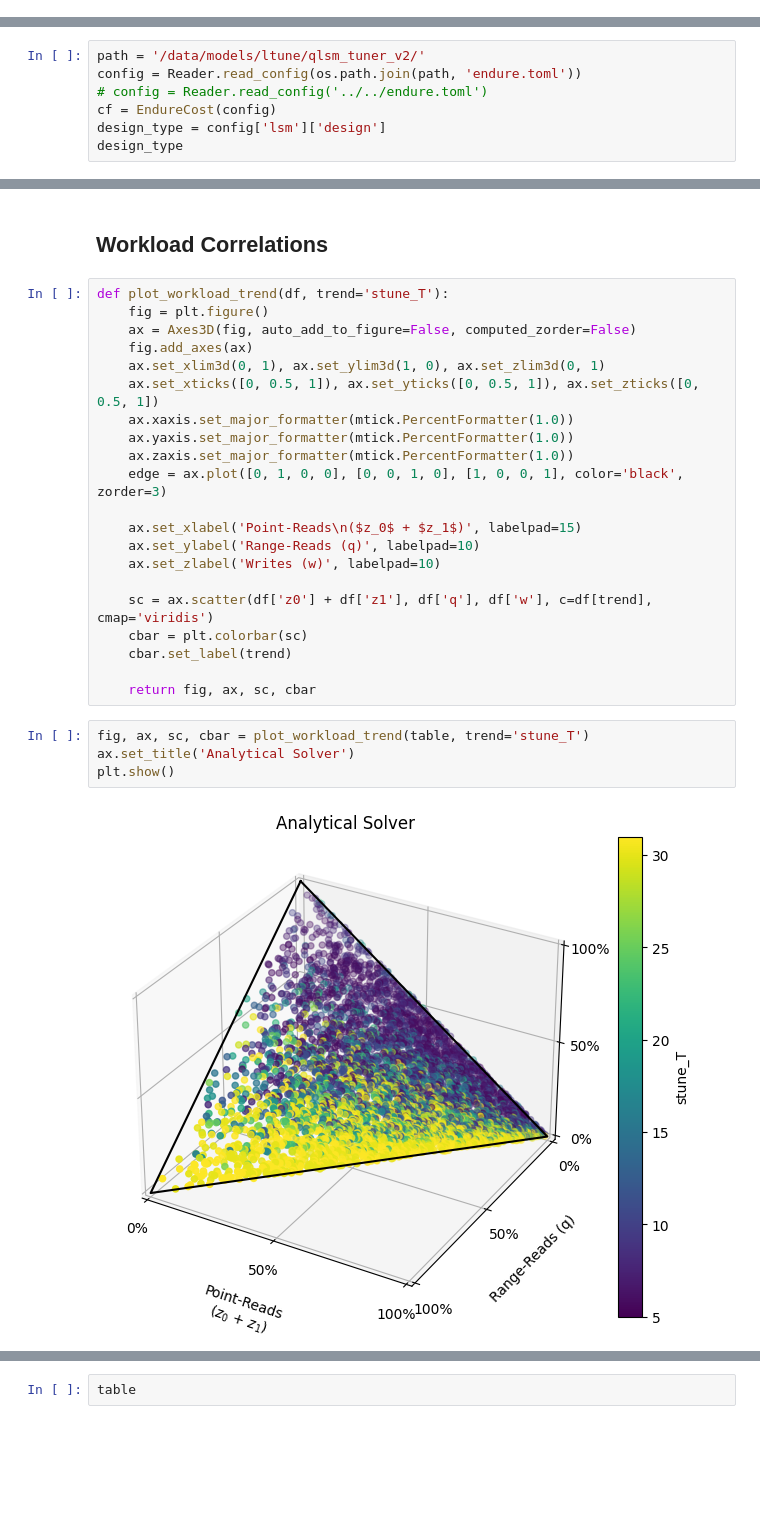
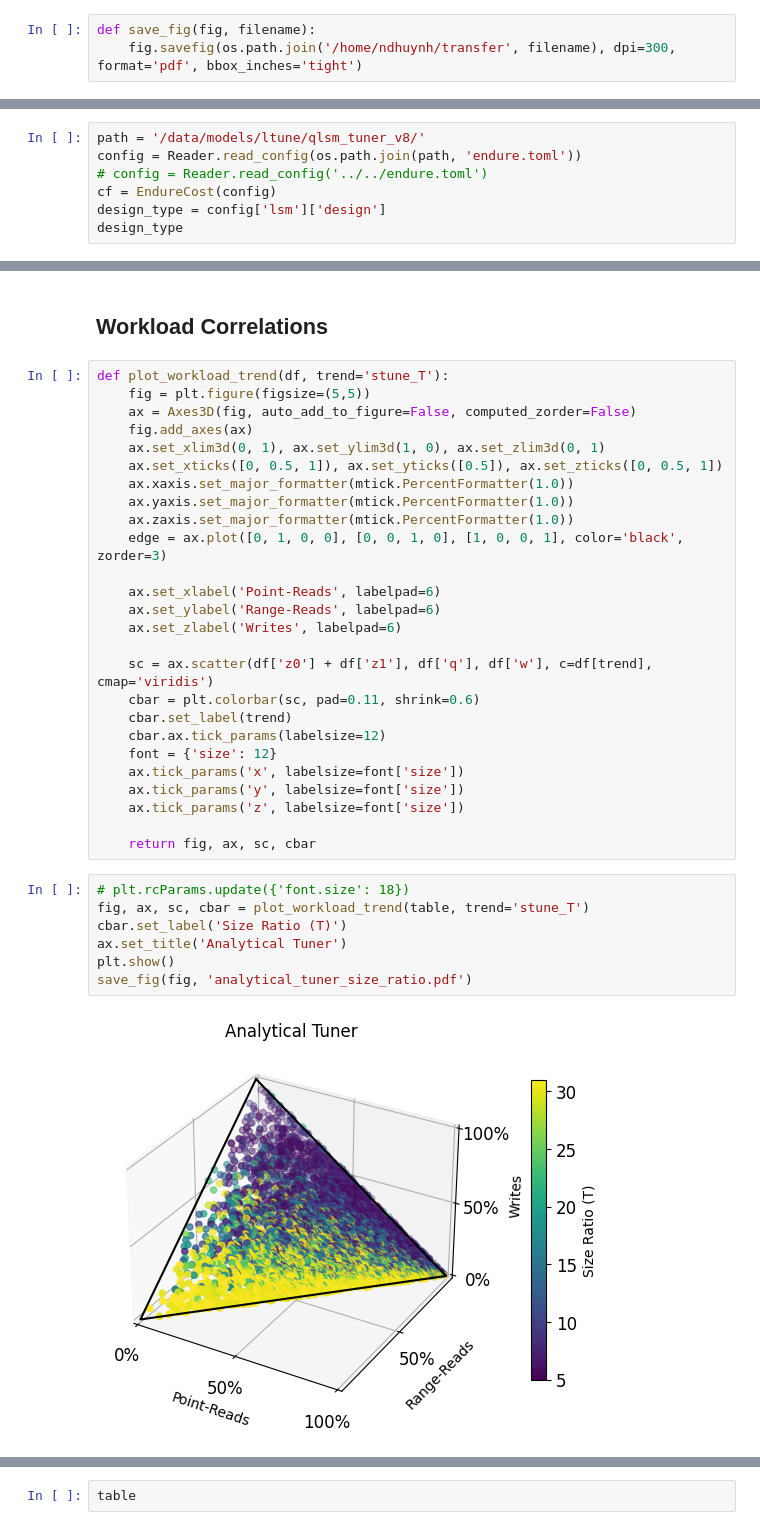
Before and after one commit to ephoris/endure-jupyter, a Jupyter notebook: experiments/01_ltune_eval.ipynb, the cells around one changed output, grey strips where cells are left out. Saved outputs shown, nothing was run; the diff lists cells and outputs as text; blank space fills up the shorter version.

```diff
--- a/experiments/01_ltune_eval.ipynb
+++ b/experiments/01_ltune_eval.ipynb
@@ -22,10 +22,13 @@ from endure.lsm.solver import QLSMSolver, ClassicSolver
 from endure.lsm.types import Policy, System, LSMDesign
 from endure.ltune.util import LTuneEvalUtil
 from endure.ltune.model import LTuneModelBuilder
+# %%
+def save_fig(fig, filename):
+    fig.savefig(os.path.join('/home/ndhuynh/transfer', filename), dpi=300, format='pdf', bbox_inches='tight')
 # %% [markdown]
 # Loading Model
 # %%
-path = '/data/models/ltune/qlsm_tuner_v2/'
+path = '/data/models/ltune/qlsm_tuner_v8/'
 config = Reader.read_config(os.path.join(path, 'endure.toml'))
 # config = Reader.read_config('../../endure.toml')
 cf = EndureCost(config)
@@ -208,30 +229,38 @@ table['ltune_mbuff'] = ((table['H'] - table['ltune_h']) * table['N']) / (1 * 102
 ## Workload Correlations
 # %%
 def plot_workload_trend(df, trend='stune_T'):
-    fig = plt.figure()
+    fig = plt.figure(figsize=(5,5))
     ax = Axes3D(fig, auto_add_to_figure=False, computed_zorder=False)
     fig.add_axes(ax)
     ax.set_xlim3d(0, 1), ax.set_ylim3d(1, 0), ax.set_zlim3d(0, 1)
-    ax.set_xticks([0, 0.5, 1]), ax.set_yticks([0, 0.5, 1]), ax.set_zticks([0, 0.5, 1])
+    ax.set_xticks([0, 0.5, 1]), ax.set_yticks([0.5]), ax.set_zticks([0, 0.5, 1])
     ax.xaxis.set_major_formatter(mtick.PercentFormatter(1.0))
     ax.yaxis.set_major_formatter(mtick.PercentFormatter(1.0))
     ax.zaxis.set_major_formatter(mtick.PercentFormatter(1.0))
     edge = ax.plot([0, 1, 0, 0], [0, 0, 1, 0], [1, 0, 0, 1], color='black', zorder=3)
 
-    ax.set_xlabel('Point-Reads\n($z_0$ + $z_1$)', labelpad=15)
-    ax.set_ylabel('Range-Reads (q)', labelpad=10)
-    ax.set_zlabel('Writes (w)', labelpad=10)
+    ax.set_xlabel('Point-Reads', labelpad=6)
+    ax.set_ylabel('Range-Reads', labelpad=6)
+    ax.set_zlabel('Writes', labelpad=6)
 
     sc = ax.scatter(df['z0'] + df['z1'], df['q'], df['w'], c=df[trend], cmap='viridis')
-    cbar = plt.colorbar(sc)
+    cbar = plt.colorbar(sc, pad=0.11, shrink=0.6)
     cbar.set_label(trend)
+    cbar.ax.tick_params(labelsize=12)
+    font = {'size': 12}
+    ax.tick_params('x', labelsize=font['size'])
+    ax.tick_params('y', labelsize=font['size'])
+    ax.tick_params('z', labelsize=font['size'])
 
     return fig, ax, sc, cbar
 # %%
+# plt.rcParams.update({'font.size': 18})
 fig, ax, sc, cbar = plot_workload_trend(table, trend='stune_T')
-ax.set_title('Analytical Solver')
+cbar.set_label('Size Ratio (T)')
+ax.set_title('Analytical Tuner')
 plt.show()
+save_fig(fig, 'analytical_tuner_size_ratio.pdf')
 # %% [output]
-[figure, old version]
+[figure, new version]
 # %%
 fig, ax, sc, cbar = plot_workload_trend(table, trend='ltune_T')
```
Also changed, not shown: parts of 27 cells of this notebook, 1 other file.
